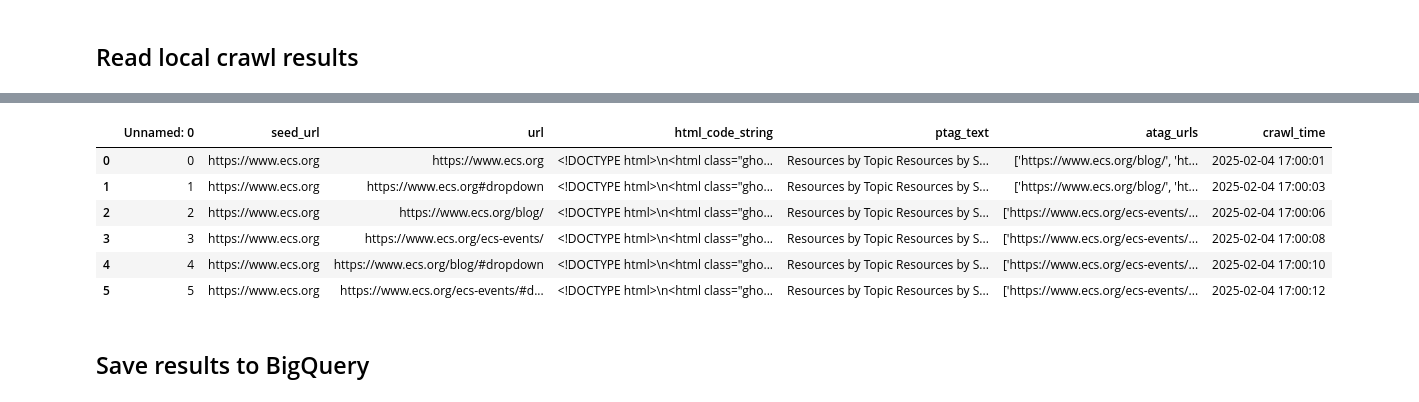
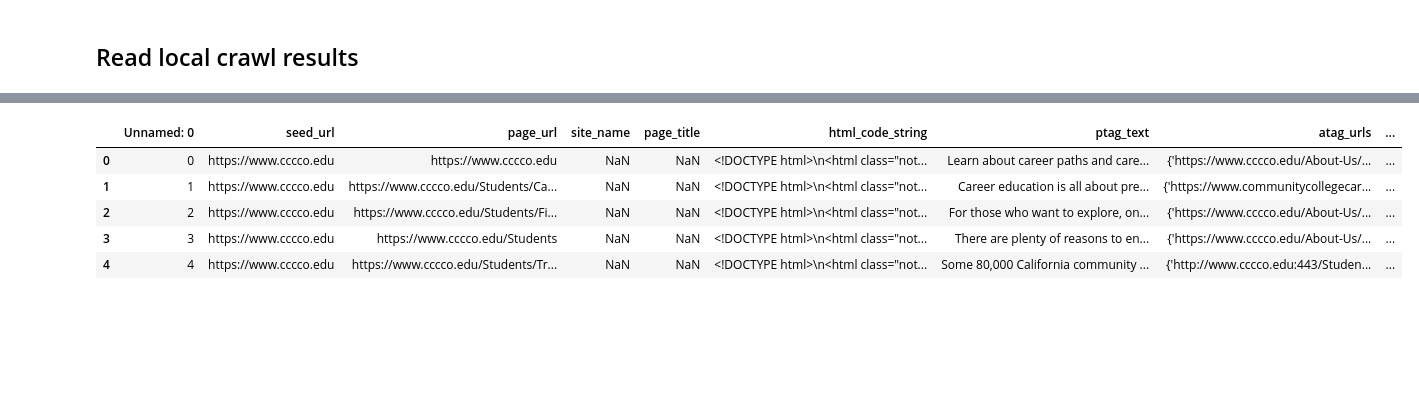
Before and after one commit to NumanticSolutions/ccc-policy_assistant, a Jupyter notebook: ingestion/crawler/web_crawling.ipynb, the cells around one changed output, grey strips where cells are left out. Saved outputs shown, nothing was run; the diff lists cells and outputs as text; code cells hidden in the pictures; blank space fills up the shorter version.

```diff
--- a/ingestion/crawler/web_crawling.ipynb
+++ b/ingestion/crawler/web_crawling.ipynb
@@ -229,19 +101,17 @@ Depth level finished: 1: 1 URLs crawled; 0 files downloaded; 43 URLs in to_crawl
 # %% [markdown]
 ## Read local crawl results
 # %%
-# crawl_data_path  = ("/Users/stephengodfrey/OneDrive - numanticsolutions.com"
-#                     "/Engagements/Projects/ccc_policy_assistant/data/crawls")
-
 
 crawl_data_path = "ecs"
 crawl_file = "enwikipediaorg_2024Dec11_10.csv"
 crawl_file = 'laocagov_2024Dec17_1.csv'
 crawl_file = "wwwccleagueorg_2024Dec17_1.csv"
-crawl_file = "wwwecsorg_2025Feb04_1.csv"
-
+crawl_file = "aacc/crawls/wwwaaccncheedu_2025Feb05_1.csv"
+crawl_file = "cccaoe/crawls/cccaoeorg_2025Feb05_1.csv"
+crawl_file = "cccco/wwwccccoedu_2025Feb10_1.csv"
 
 gcp_project_id = "eternal-bongo-435614-b9"
-gcs_bucket_name = "webfiles-test"
+gcs_bucket_name = "ccc-crawl_data"
 
 # Create a storage client
 storage_client = storage.Client(project=gcp_project_id)
@@ -250,29 +120,8 @@ storage_client = storage.Client(project=gcp_project_id)
 bucket = storage_client.bucket(gcs_bucket_name)
 
 # Get the blob
-blob = bucket.blob(os.path.join(crawl_data_path, crawl_file))
-
-
-# gcs_directory=df_cp.loc[9, "storage_folder"]
-# res_filename = "test.csv"
-# blob = bucket.blob(os.path.join("{}/crawls/".format(gcs_directory), res_filename))
-# blob = bucket.blob(gcs_directory, res_filename)
-# blob.upload_from_string(df.to_csv(), 'text/csv')
-
-# Download the file as a string
-
-
-
-
-# Read the CSV string into a DataFrame
-# Not working
-# csv_string = blob.download_as_string()
-# dft = pd.read_csv(io.StringIO(csv_string))
+blob = bucket.blob(crawl_file)
 
 # Works
 data = blob.download_as_bytes()
 dft = pd.read_csv(io.BytesIO(data))
-
-
-
-# dft = pd.read_csv(filepath_or_buffer=os.path.join(crawl_data_path,crawl_file))
@@ -287,23 +127,0 @@ gcs_directory
-# %%
-# dft.loc[0,'seed_url']
-# dft.loc[0,'ptag_text']
-
-dft
-
-# for idx in dft.index:
-#     print(dft.loc[idx, "url"])
-#     print(dft.loc[idx, "ptag_text"])
-#     print()
-
-# dft.loc[0,"ptag_text"]  == dft.loc[1,"ptag_text"]
-# dft.loc[1,"ptag_text"]  == dft.loc[2,"ptag_text"]
-# %% [output]
-|  | Unnamed: 0 | seed_url | url | html_code_string | ptag_text | atag_urls | crawl_time |
-| 0 | 0 | https://www.ecs.org | https://www.ecs.org | <!DOCTYPE html>\n<html class="gho... | Resources by Topic Resources by S... | ['https://www.ecs.org/blog/', 'ht... | 2025-02-04 17:00:01 |
-| 1 | 1 | https://www.ecs.org | https://www.ecs.org#dropdown | <!DOCTYPE html>\n<html class="gho... | Resources by Topic Resources by S... | ['https://www.ecs.org/blog/', 'ht... | 2025-02-04 17:00:03 |
-| 2 | 2 | https://www.ecs.org | https://www.ecs.org/blog/ | <!DOCTYPE html>\n<html class="gho... | Resources by Topic Resources by S... | ['https://www.ecs.org/ecs-events/... | 2025-02-04 17:00:06 |
-| 3 | 3 | https://www.ecs.org | https://www.ecs.org/ecs-events/ | <!DOCTYPE html>\n<html class="gho... | Resources by Topic Resources by S... | ['https://www.ecs.org/ecs-events/... | 2025-02-04 17:00:08 |
-| 4 | 4 | https://www.ecs.org | https://www.ecs.org/blog/#dropdown | <!DOCTYPE html>\n<html class="gho... | Resources by Topic Resources by S... | ['https://www.ecs.org/ecs-events/... | 2025-02-04 17:00:10 |
-| 5 | 5 | https://www.ecs.org | https://www.ecs.org/ecs-events/#d... | <!DOCTYPE html>\n<html class="gho... | Resources by Topic Resources by S... | ['https://www.ecs.org/ecs-events/... | 2025-02-04 17:00:12 |
-# %% [markdown]
-## Save results to BigQuery
@@ -321,0 +128,9 @@ if_exists = "replace"
+# %%
+dft.head()
+# %% [output]
+|  | Unnamed: 0 | seed_url | page_url | site_name | page_title | html_code_string | ptag_text | atag_urls | ... |
+| 0 | 0 | https://www.cccco.edu | https://www.cccco.edu | NaN | NaN | <!DOCTYPE html>\n<html class="not... | Learn about career paths and care... | {'https://www.cccco.edu/About-Us/... | ... |
+| 1 | 1 | https://www.cccco.edu | https://www.cccco.edu/Students/Ca... | NaN | NaN | <!DOCTYPE html>\n<html class="not... | Career education is all about pre... | {'https://www.communitycollegecar... | ... |
+| 2 | 2 | https://www.cccco.edu | https://www.cccco.edu/Students/Fi... | NaN | NaN | <!DOCTYPE html>\n<html class="not... | For those who want to explore, on... | {'https://www.cccco.edu/About-Us/... | ... |
+| 3 | 3 | https://www.cccco.edu | https://www.cccco.edu/Students | NaN | NaN | <!DOCTYPE html>\n<html class="not... | There are plenty of reasons to en... | {'https://www.cccco.edu/About-Us/... | ... |
+| 4 | 4 | https://www.cccco.edu | https://www.cccco.edu/Students/Tr... | NaN | NaN | <!DOCTYPE html>\n<html class="not... | Some 80,000 California community ... | {'http://www.cccco.edu:443/Studen... | ... |
```
Also changed, not shown: parts of 12 cells of this notebook, 17 other files.
